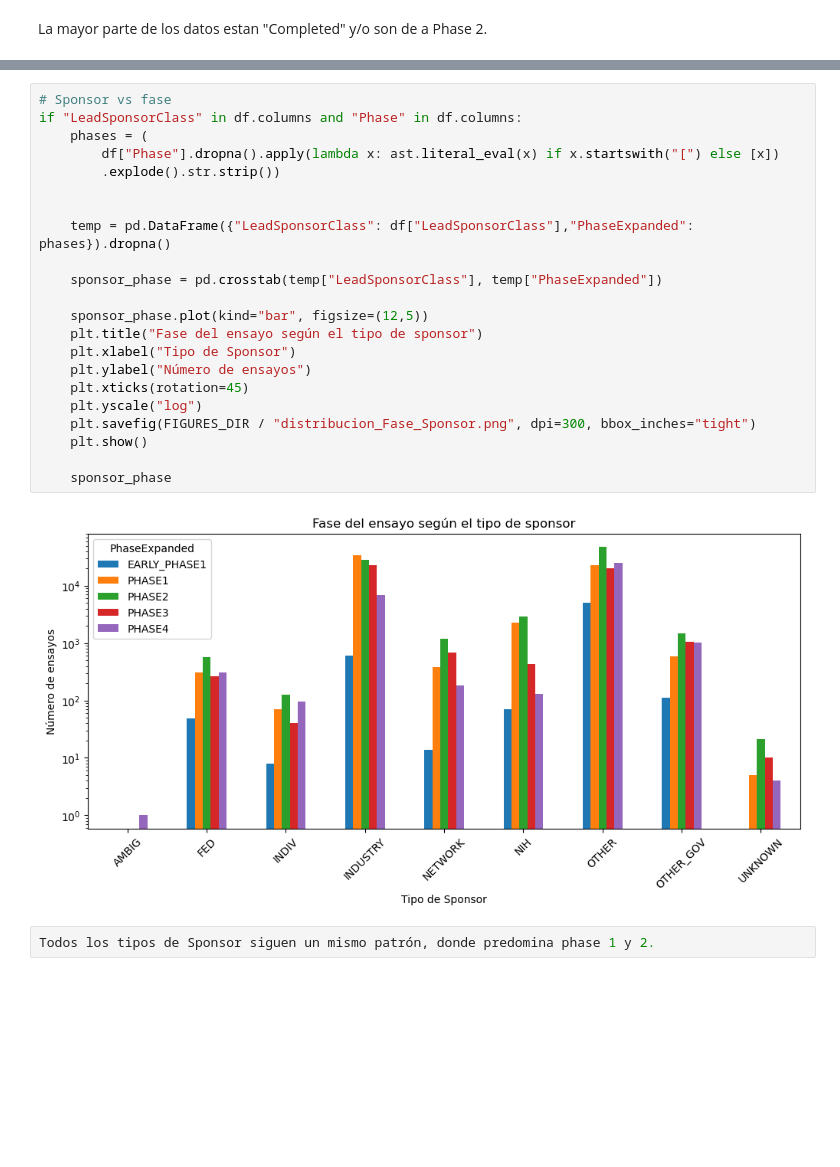
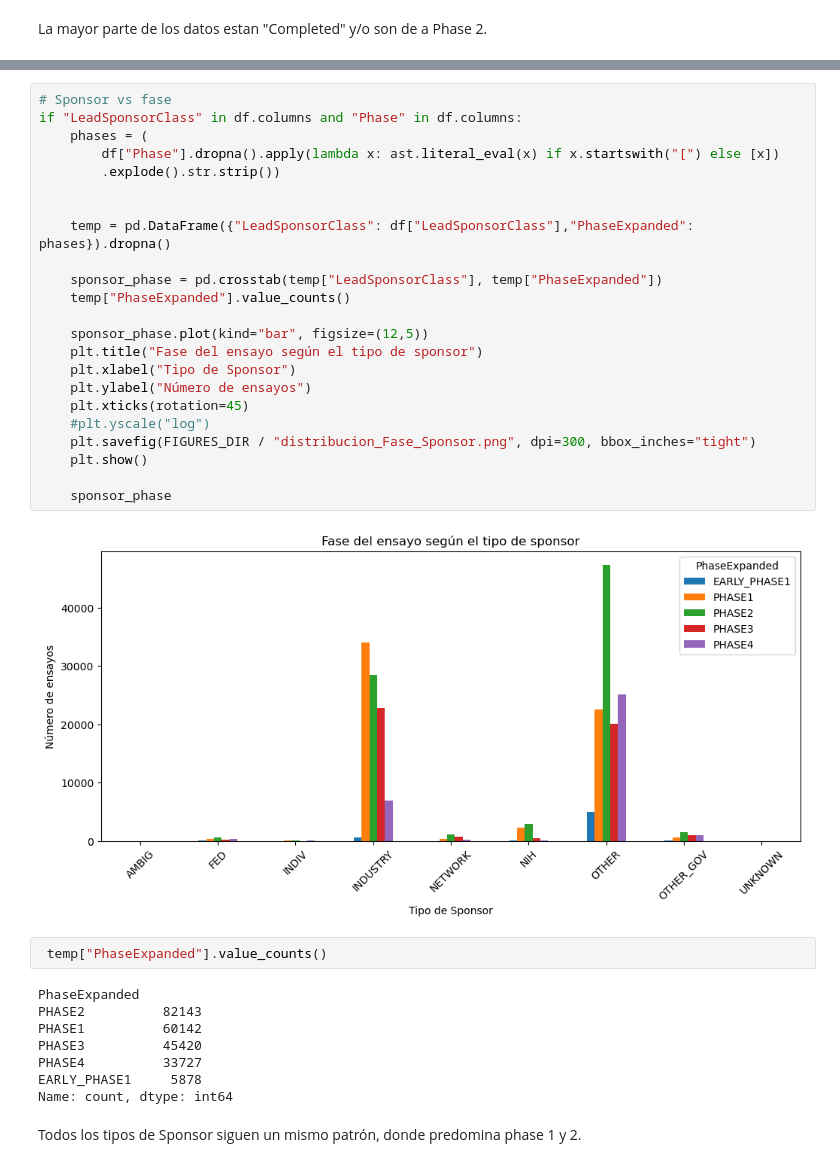
Before and after one commit to miks95/tfm_clinicaltrials, a Jupyter notebook: notebooks/01_eda_clinicaltrials.ipynb, the cells around one changed output, grey strips where cells are left out. Drawn from its saved outputs; the diff is of its cells as text; blank space fills up the shorter version.

```diff
--- a/notebooks/01_eda_clinicaltrials.ipynb
+++ b/notebooks/01_eda_clinicaltrials.ipynb
@@ -325,27 +362,38 @@ La mayor parte de los datos estan "Completed" y/o son de a Phase 2.
 # %%
 # Sponsor vs fase
 if "LeadSponsorClass" in df.columns and "Phase" in df.columns:
     phases = (
         df["Phase"].dropna().apply(lambda x: ast.literal_eval(x) if x.startswith("[") else [x])
         .explode().str.strip())
 
 
     temp = pd.DataFrame({"LeadSponsorClass": df["LeadSponsorClass"],"PhaseExpanded": phases}).dropna()
 
     sponsor_phase = pd.crosstab(temp["LeadSponsorClass"], temp["PhaseExpanded"])
+    temp["PhaseExpanded"].value_counts()
 
     sponsor_phase.plot(kind="bar", figsize=(12,5))
     plt.title("Fase del ensayo según el tipo de sponsor")
     plt.xlabel("Tipo de Sponsor")
     plt.ylabel("Número de ensayos")
     plt.xticks(rotation=45)
-    plt.yscale("log")
+    #plt.yscale("log")
     plt.savefig(FIGURES_DIR / "distribucion_Fase_Sponsor.png", dpi=300, bbox_inches="tight")
     plt.show()
 
     sponsor_phase
 # %% [output]
-[figure, old version]
+[figure, new version]
-# %%
-Todos los tipos de Sponsor siguen un mismo patrón, donde predomina phase 1 y 2.
+# %%
+ temp["PhaseExpanded"].value_counts()
+# %% [output]
+PhaseExpanded
+PHASE2          82143
+PHASE1          60142
+PHASE3          45420
+PHASE4          33727
+EARLY_PHASE1     5878
+Name: count, dtype: int64
+# %% [markdown]
+Todos los tipos de Sponsor siguen un mismo patrón, donde predomina phase 1 y 2.
 # %% [markdown]
```
Also changed, not shown: parts of 5 cells of this notebook, 2 other files.
